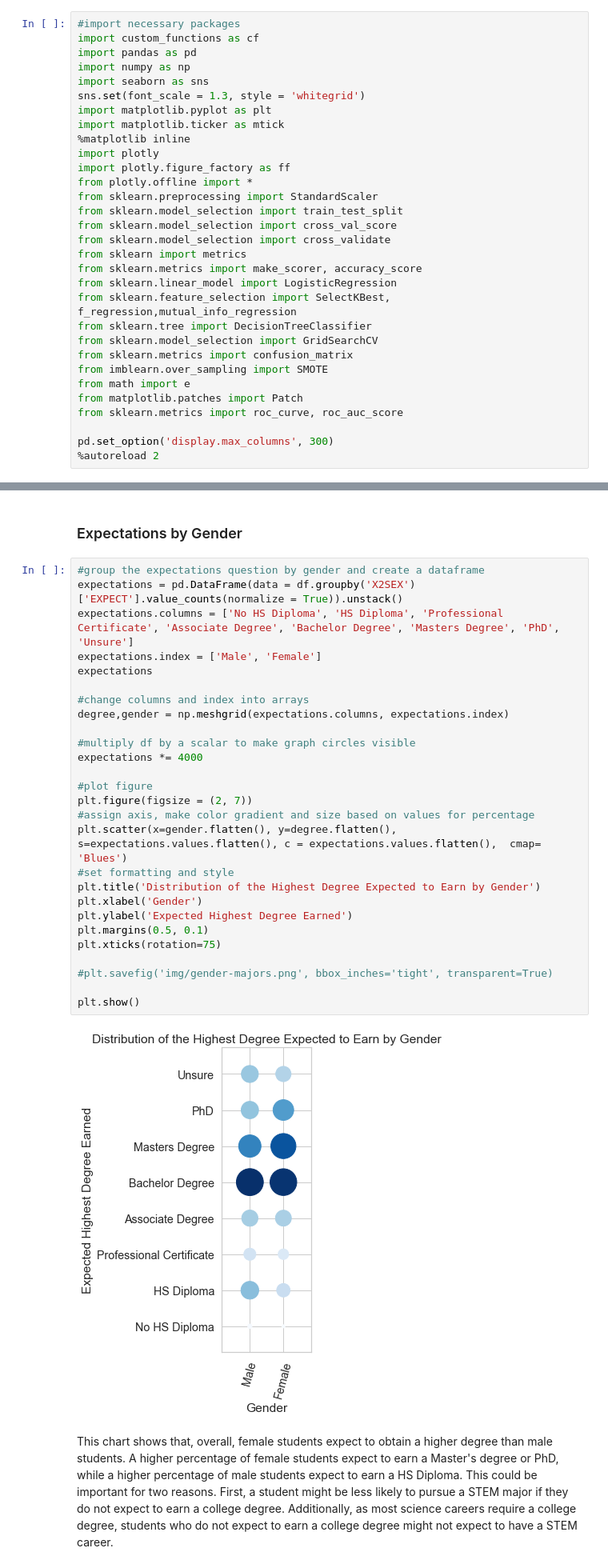
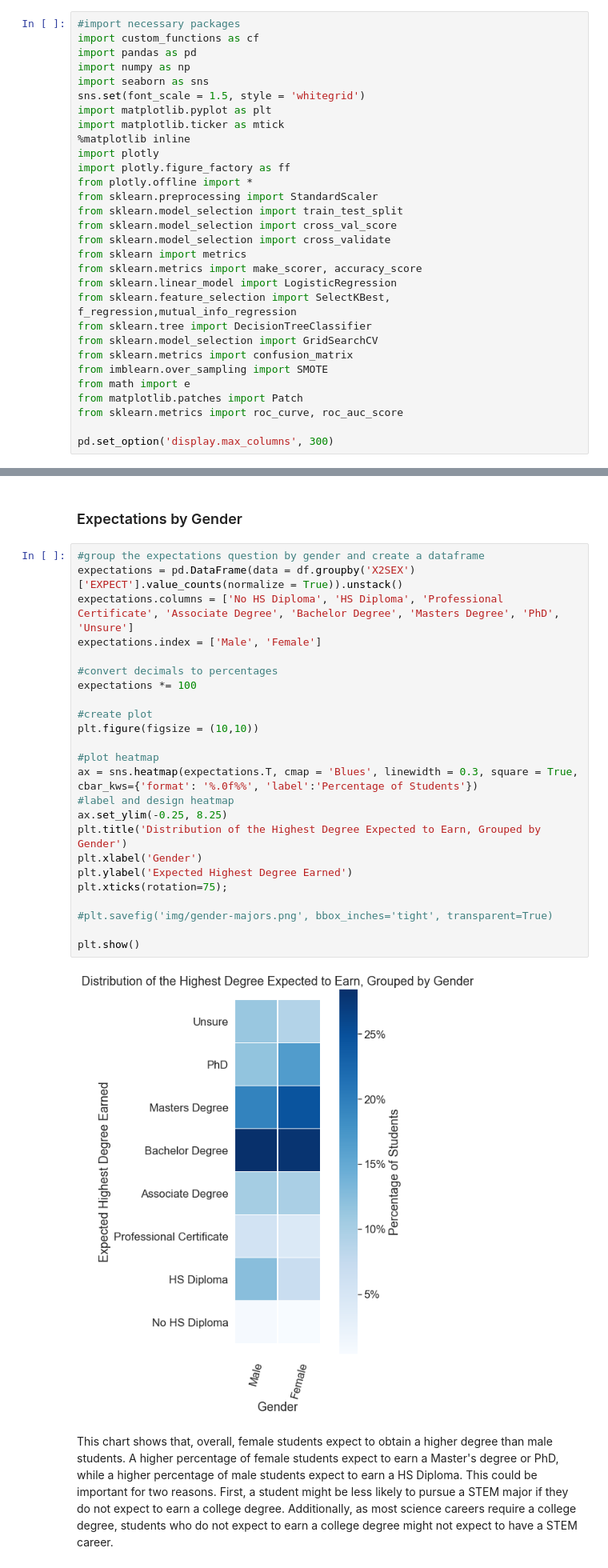
Before and after one commit to laurenphipps/STEM-majors, a Jupyter notebook: Final_Notebook.ipynb, the cells around one changed output, grey strips where cells are left out. Shown at 80% size. Cells and saved outputs as stored; diff of their text form.

```diff
--- a/Final_Notebook.ipynb
+++ b/Final_Notebook.ipynb
@@ -48,7 +48,7 @@ import custom_functions as cf
 import pandas as pd
 import numpy as np
 import seaborn as sns
-sns.set(font_scale = 1.3, style = 'whitegrid')
+sns.set(font_scale = 1.5, style = 'whitegrid')
 import matplotlib.pyplot as plt
 import matplotlib.ticker as mtick
 %matplotlib inline
@@ -72,7 +72,6 @@ from matplotlib.patches import Patch
 from sklearn.metrics import roc_curve, roc_auc_score
 
 pd.set_option('display.max_columns', 300)
-%autoreload 2
 # %%
 #import dataset with selected features (reference above)
 df = cf.import_it('data-files/HSLS/hsls_17_student_pets_sr_v1_0.csv')
@@ -147,32 +146,29 @@ Before going into the target variable, I wanted to generally look at groups of s
 # %%
 #group the expectations question by gender and create a dataframe
 expectations = pd.DataFrame(data = df.groupby('X2SEX')['EXPECT'].value_counts(normalize = True)).unstack()
 expectations.columns = ['No HS Diploma', 'HS Diploma', 'Professional Certificate', 'Associate Degree', 'Bachelor Degree', 'Masters Degree', 'PhD', 'Unsure']
 expectations.index = ['Male', 'Female']
-expectations
 
-#change columns and index into arrays
-degree,gender = np.meshgrid(expectations.columns, expectations.index)
+#convert decimals to percentages
+expectations *= 100
 
-#multiply df by a scalar to make graph circles visible
-expectations *= 4000
+#create plot
+plt.figure(figsize = (10,10))
 
-#plot figure
-plt.figure(figsize = (2, 7))
-#assign axis, make color gradient and size based on values for percentage
-plt.scatter(x=gender.flatten(), y=degree.flatten(), s=expectations.values.flatten(), c = expectations.values.flatten(),  cmap= 'Blues')
-#set formatting and style
-plt.title('Distribution of the Highest Degree Expected to Earn by Gender')
+#plot heatmap
+ax = sns.heatmap(expectations.T, cmap = 'Blues', linewidth = 0.3, square = True, cbar_kws={'format': '%.0f%%', 'label':'Percentage of Students'})
+#label and design heatmap
+ax.set_ylim(-0.25, 8.25)
+plt.title('Distribution of the Highest Degree Expected to Earn, Grouped by Gender')
 plt.xlabel('Gender')
 plt.ylabel('Expected Highest Degree Earned')
-plt.margins(0.5, 0.1)
-plt.xticks(rotation=75)
+plt.xticks(rotation=75);
 
 #plt.savefig('img/gender-majors.png', bbox_inches='tight', transparent=True)
 
 plt.show()
 # %% [output]
-[figure, old version]
+[figure, new version]
 # %% [markdown]
 This chart shows that, overall, female students expect to obtain a higher degree than male students. A higher percentage of female students expect to earn a Master's degree or PhD, while a higher percentage of male students expect to earn a HS Diploma. This could be important for two reasons. First, a student might be less likely to pursue a STEM major if they do not expect to earn a college degree. Additionally, as most science careers require a college degree, students who do not expect to earn a college degree might not expect to have a STEM career.
 # %% [markdown]
```
Also changed, not shown: parts of 30 cells of this notebook, 10 other files.
